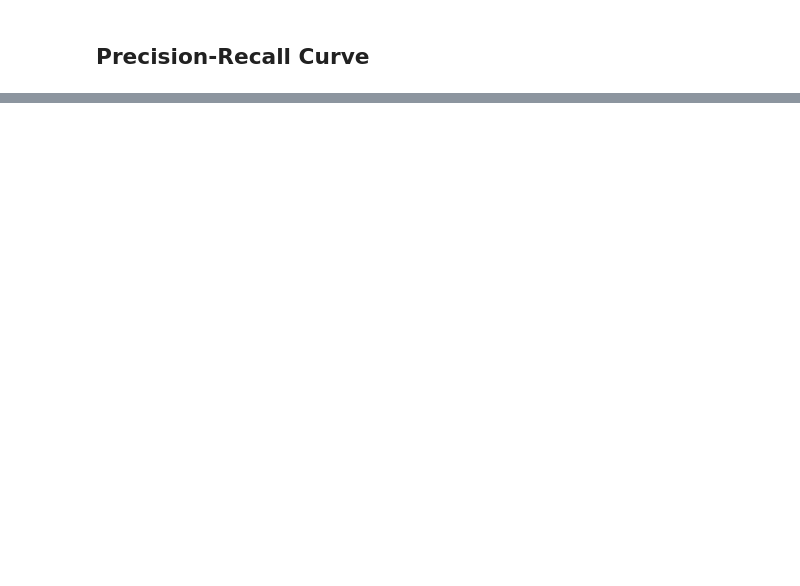
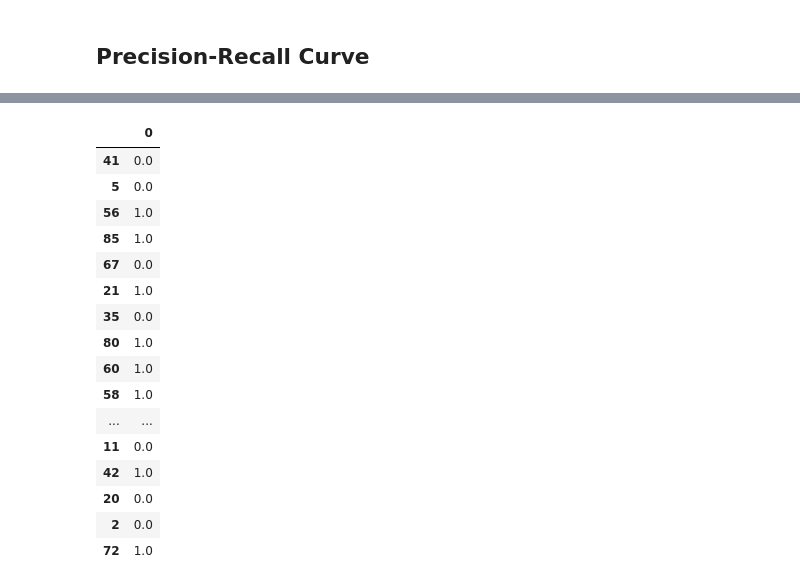
Before and after one commit to Zeruel92/hpc_exercices, a Jupyter notebook: LogisticRegression/LogisticRegression.ipynb, the cells around one changed output, grey strips where cells are left out. Saved outputs shown, nothing was run; the diff lists cells and outputs as text; code cells hidden in the pictures; blank space fills up the shorter version.

```diff
--- a/LogisticRegression/LogisticRegression.ipynb
+++ b/LogisticRegression/LogisticRegression.ipynb
@@ -275,0 +306,24 @@ plt.show()
+# %%
+threshold = 0.5
+y_hat_test = h_test_score.copy()
+y_hat_test[y_hat_test >= threshold] = 1
+y_hat_test[y_hat_test < threshold] = 0
+y_hat_test
+# %% [output]
+|  | 0 |
+| 41 | 0.0 |
+| 5 | 0.0 |
+| 56 | 1.0 |
+| 85 | 1.0 |
+| 67 | 0.0 |
+| 21 | 1.0 |
+| 35 | 0.0 |
+| 80 | 1.0 |
+| 60 | 1.0 |
+| 58 | 1.0 |
+| ... | ... |
+| 11 | 0.0 |
+| 42 | 1.0 |
+| 20 | 0.0 |
+| 2 | 0.0 |
+| 72 | 1.0 |
```
Also changed, not shown: parts of 20 cells of this notebook.
